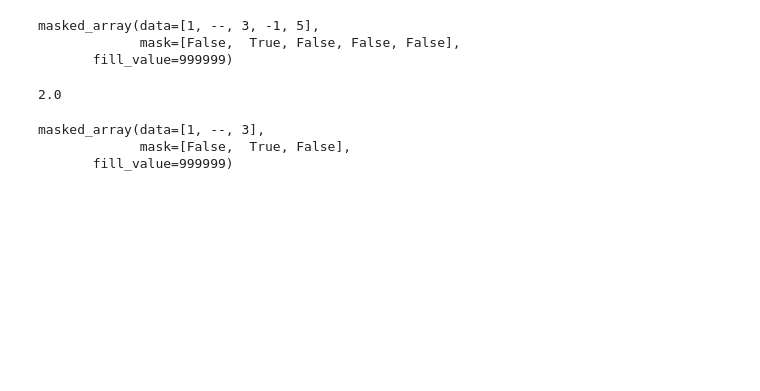
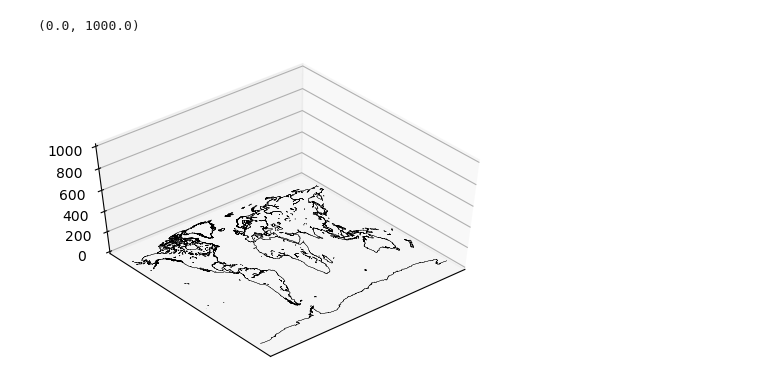
Before and after one commit to PurePureMilk/Map-Visual, a Jupyter notebook: Untitled.ipynb, the cells around one changed output. Drawn from its saved outputs; the diff is of its cells as text; code cells hidden in the pictures; blank space fills up the shorter version.

```diff
--- a/Untitled.ipynb
+++ b/Untitled.ipynb
@@ -8,18 +0,0 @@ array([ 1,  2,  3, -1,  5])
-# %%
-mx = ma.masked_array(x, mask=[0, 1, 0, 0, 0])
-mx
-# %% [output]
-masked_array(data=[1, --, 3, -1, 5],
-             mask=[False,  True, False, False, False],
-       fill_value=999999)
-# %%
-mx.mean()
-# %% [output]
-2.0
-# %%
-y = ma.array([1, 2, 3], mask = [0, 1, 0])
-y
-# %% [output]
-masked_array(data=[1, --, 3],
-             mask=[False,  True, False],
-       fill_value=999999)
@@ -27,0 +9,14 @@ z = ma.masked_values([1.0, 1.e20, 3.0, 4.0], 1.e20)
+# %%
+#fig = plt.figure(); ax = fig.gca(projection='3d')
+fig, ax = plt.subplots(subplot_kw={"projection": "3d"}, dpi=100)
+# Define lower left, uperright lontitude and lattitude respectively
+
+
+ax.view_init(azim=230, elev=50)
+
+# Add meridian and parallel gridlines
+
+ax.set_zlim(0., 1000.)
+# %% [output]
+(0.0, 1000.0)
+[figure, added]
```
Also changed, not shown: parts of 3 cells of this notebook, 10 other files.
